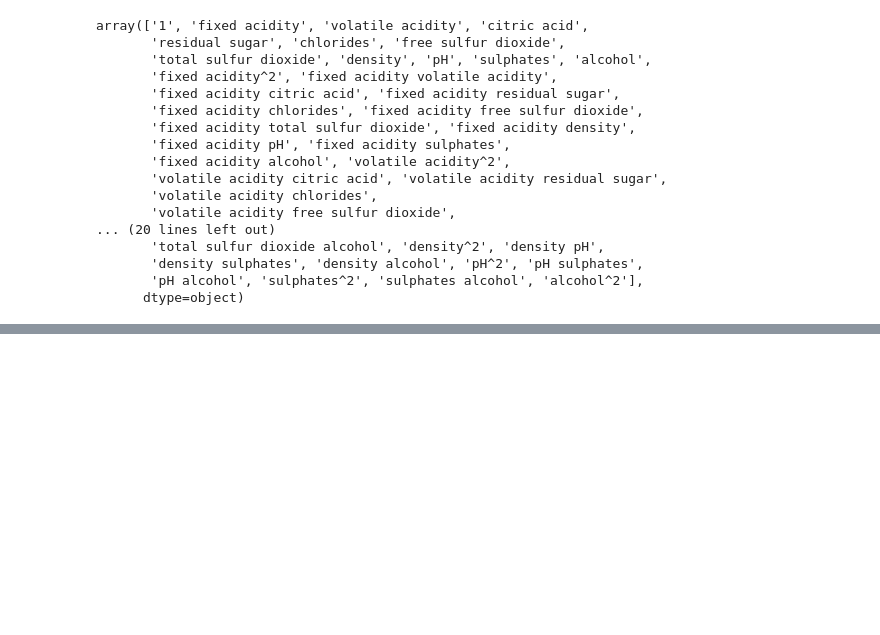
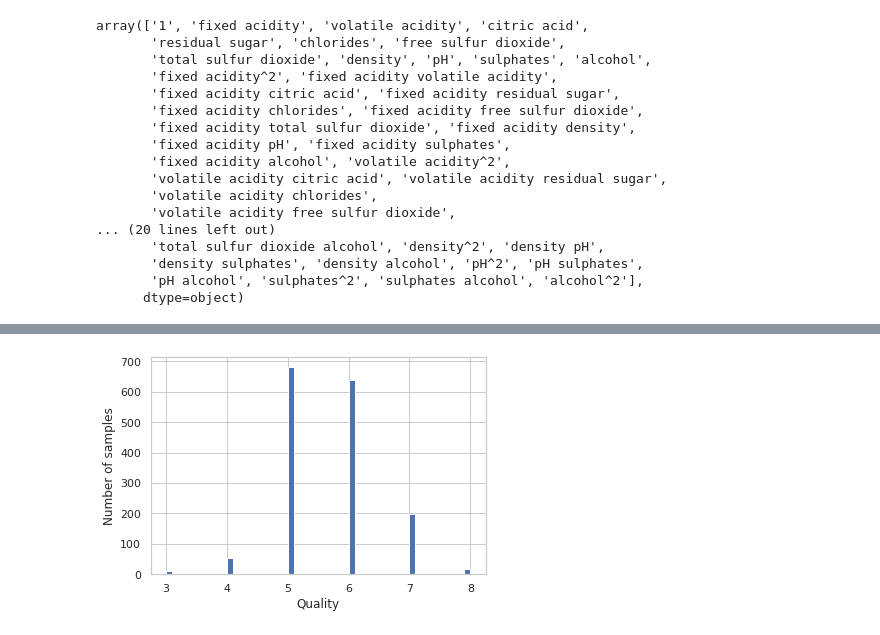
Before and after one commit to hardiksharma6555/MLP_code, a Jupyter notebook: Week2_MLP.ipynb, the cells around one changed output, grey strips where cells are left out. Cells and saved outputs as stored; diff of their text form; code cells hidden in the pictures; blank space fills up the shorter version.

```diff
--- a/Week2_MLP.ipynb
+++ b/Week2_MLP.ipynb
@@ -124,0 +127,13 @@ array(['1', 'fixed acidity', 'volatile acidity', 'citric acid',
+# %%
+from IPython.display import display, Math, Latex
+
+import numpy as np
+import pandas as pd
+import matplotlib.pyplot as plt
+import seaborn as sns
+sns.set_theme(style="whitegrid")
+# %%
+wine_data = pd.read_csv(
+    "https://archive.ics.uci.edu/ml/machine-learning-databases/wine-quality/winequality-red.csv", sep=';')
+
+wine_data.shape
@@ -124,0 +172,9 @@ array(['1', 'fixed acidity', 'volatile acidity', 'citric acid',
+# %%
+# display the histograms of the target variable 'quality'
+
+wine_data['quality'].hist(bins=50)
+plt.xlabel('Quality')
+plt.ylabel('Number of samples')
+plt.show()
+# %% [output]
+[figure, added]
```
Also changed, not shown: parts of 6 cells of this notebook.
